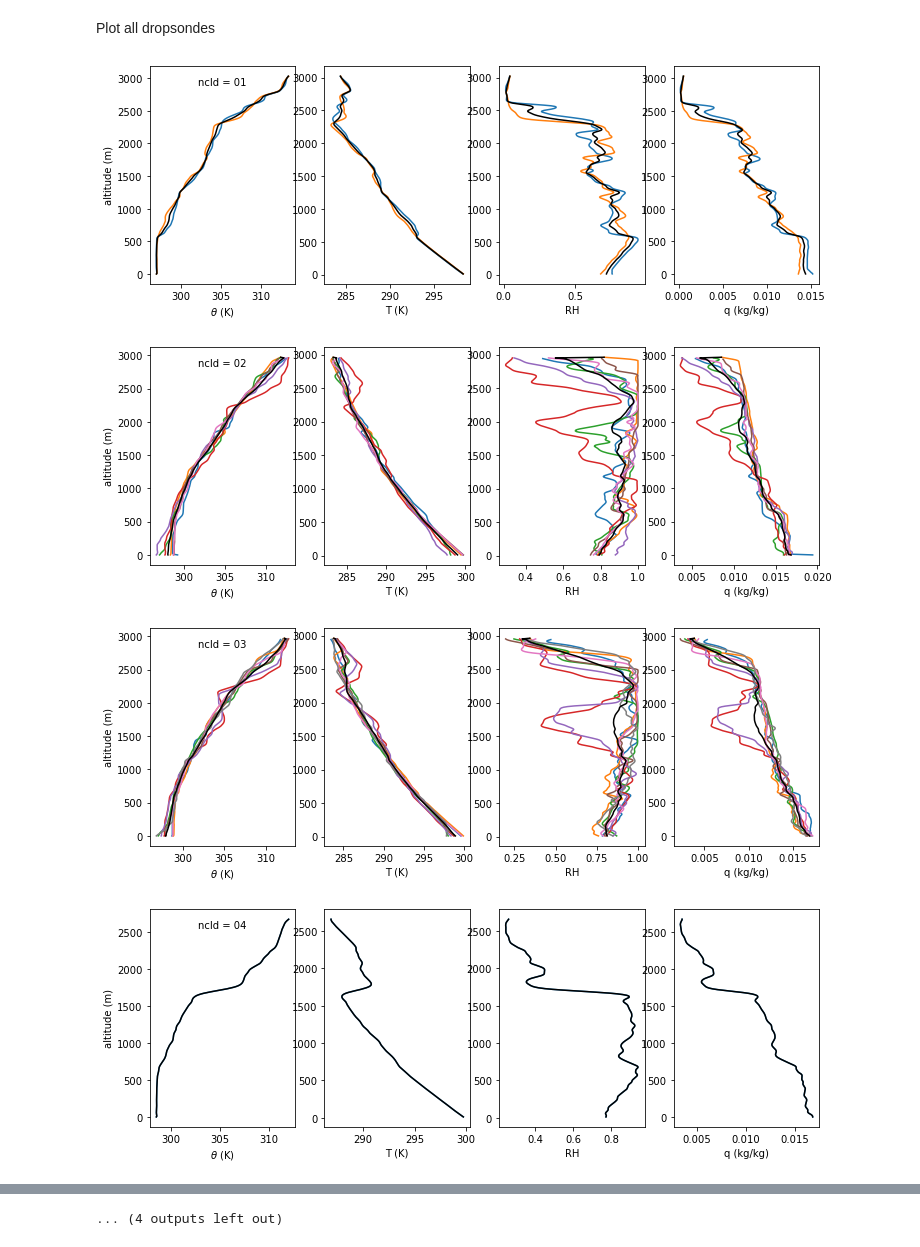
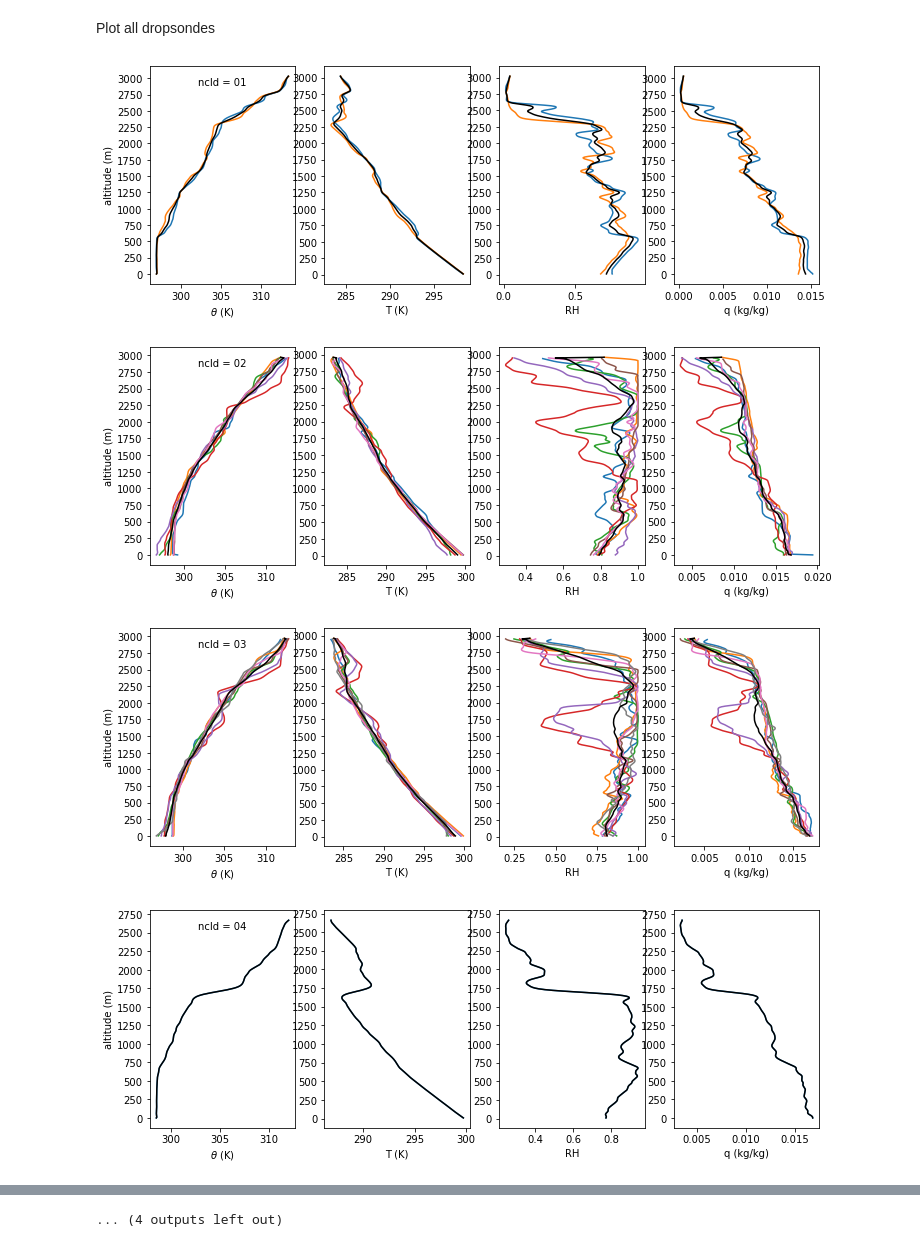
Before and after one commit to DeanHenze/ATOMIC-Science, a Jupyter notebook: analyses/WP3_cloudmodule_char/cldmod_dropsondes_test.ipynb, the cells around one changed output, grey strips where cells are left out. Cells and saved outputs as stored; diff of their text form; code cells hidden in the pictures.

```diff
--- a/analyses/WP3_cloudmodule_char/cldmod_dropsondes_test.ipynb
+++ b/analyses/WP3_cloudmodule_char/cldmod_dropsondes_test.ipynb
@@ -67,35 +68,36 @@ varplotkeys = ['theta', 'ta', 'rh', 'q']
 
 for f in fnames:
     data = xr.load_dataset(dir_drpsnds + f)
 
     fig, axes = plt.subplots(1, 4, figsize=(12,4))
 
     for nsonde in data['sounding'].values:
 
         data_sonde = data.sel(sounding=nsonde)
 
         for varkey, ax in zip(varplotkeys, axes):
             ax.plot(data_sonde[varkey], data_sonde['alt'])
+            ax.set_yticks(np.arange(0, 3251, 250))
 
     axes[0].set_xlabel(r"$\theta$ (K)")
     axes[1].set_xlabel(r"T (K)")
     axes[2].set_xlabel(r"RH")
     axes[3].set_xlabel(r"q (kg/kg)")
     axes[0].set_ylabel(r"altitude (m)")
 
 
     ncld = f[f.index('_ncld')+5: f.index('_ncld')+7]
     axes[0].text(0.5, 0.95, "ncld = %s" % ncld,
                 ha='center', va='top', transform=axes[0].transAxes
                 )
 
     # Mean profiles:
     meanprfs = data.mean(dim='sounding')
     for varkey, ax in zip(varplotkeys, axes):
         ax.plot(meanprfs[varkey], meanprfs['alt'], c='black')
 # %% [output]
-[figure, old version]
+[figure, new version]
-[figure, old version]
+[figure, new version]
-[figure, old version]
+[figure, new version]
-[figure, old version]
+[figure, new version]
 [figure]
```
Also changed, not shown: parts of 2 cells of this notebook.
